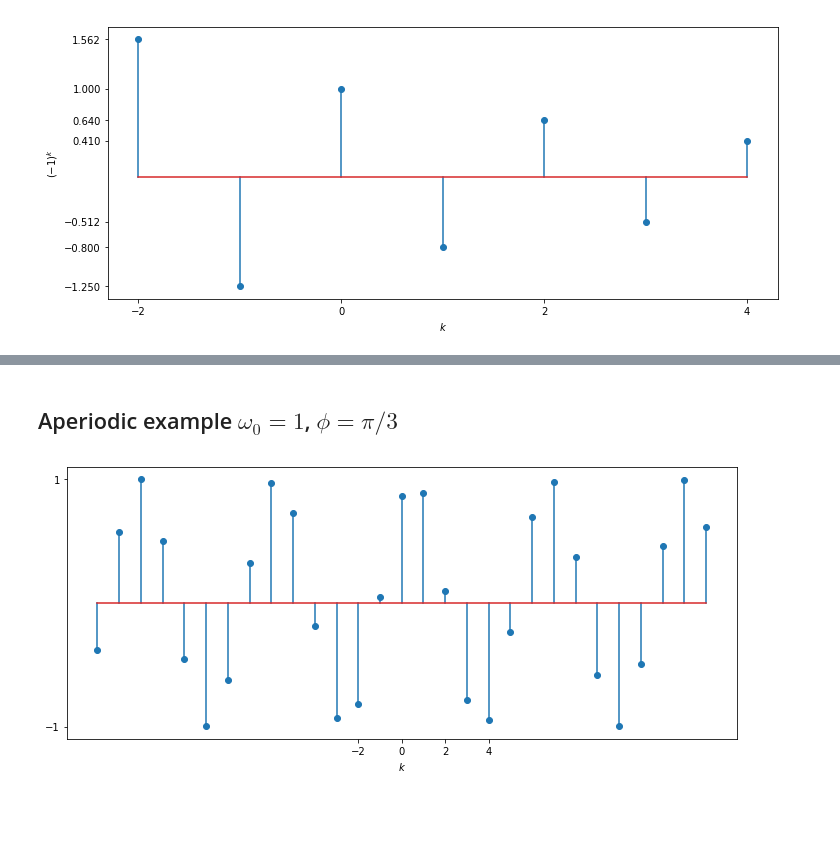
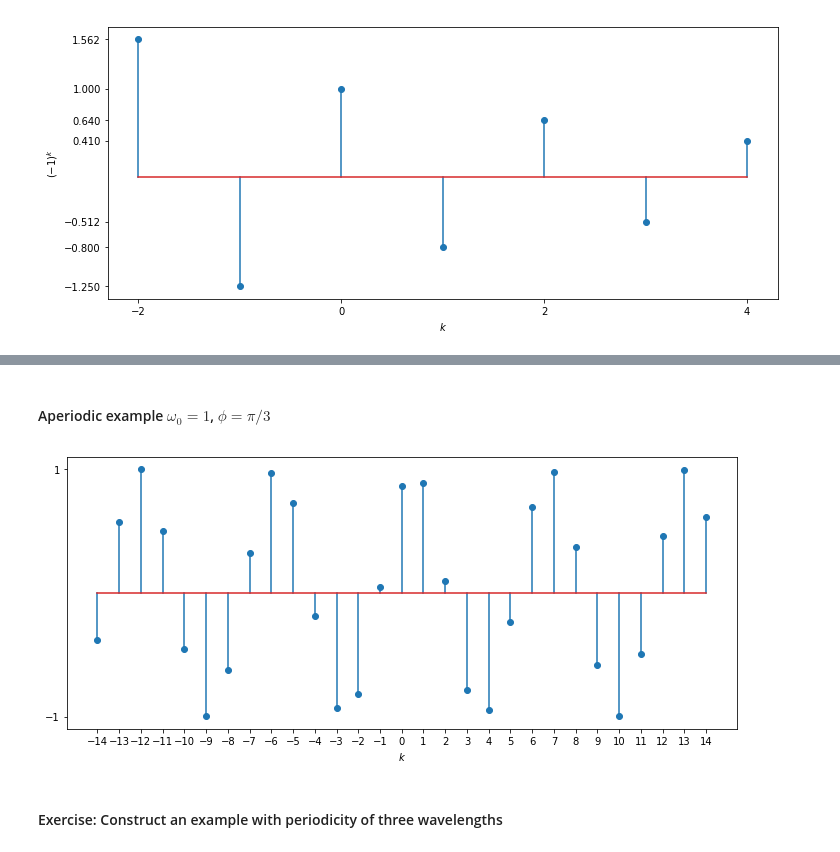
Before and after one commit to kjartan-at-tec/mr2007-computerized-control, a Jupyter notebook: discrete-time-systems/notebooks/Basic-dt-signals.ipynb, the cells around one changed output, grey strips where cells are left out. Cells and saved outputs as stored; diff of their text form; code cells hidden in the pictures; blank space fills up the shorter version.

```diff
--- a/discrete-time-systems/notebooks/Basic-dt-signals.ipynb
+++ b/discrete-time-systems/notebooks/Basic-dt-signals.ipynb
@@ -135,13 +172,15 @@ plt.ylabel('');
 # %% [markdown]
-## Aperiodic example $\omega_0 = 1$, $\phi = \pi/3$
+#### Aperiodic example $\omega_0 = 1$, $\phi = \pi/3$
 # %%
 w0 = 1
 phi = np.pi/3
 k = np.arange(-14,15)
 plt.figure(figsize=(12,5))
 plt.stem(k, np.sin(w0*k+phi))
-plt.xticks([-2,0,2,4]); plt.yticks([-1,1])
+plt.xticks(k); plt.yticks([-1,1])
 plt.xlabel('$k$')
 plt.ylabel('');
 # %% [output]
-[figure, old version]
+[figure, new version]
+# %% [markdown]
+#### Exercise: Construct an example with periodicity of three wavelengths
```
Also changed, not shown: parts of 11 cells of this notebook.
